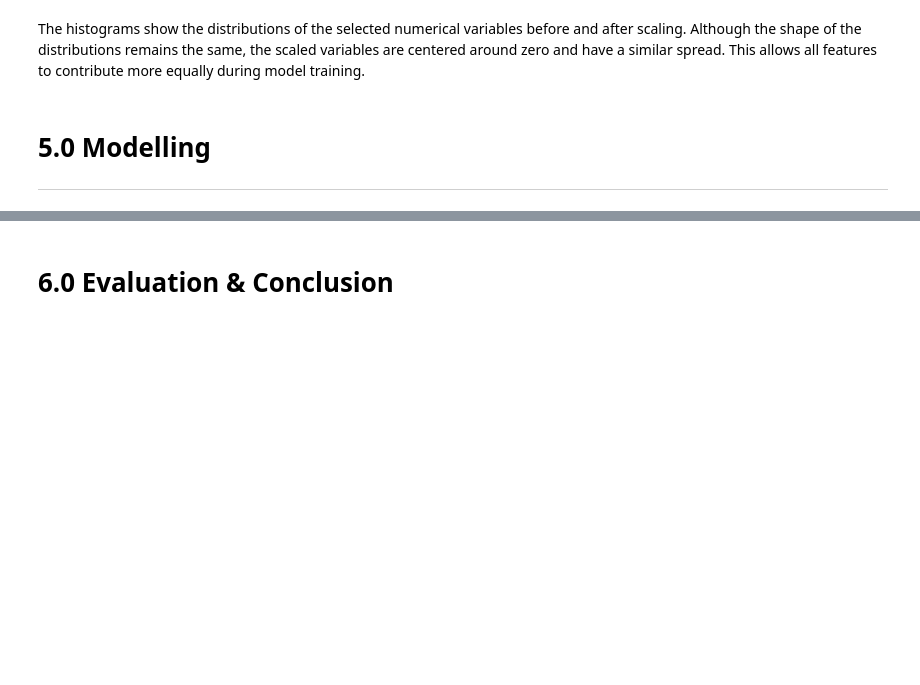
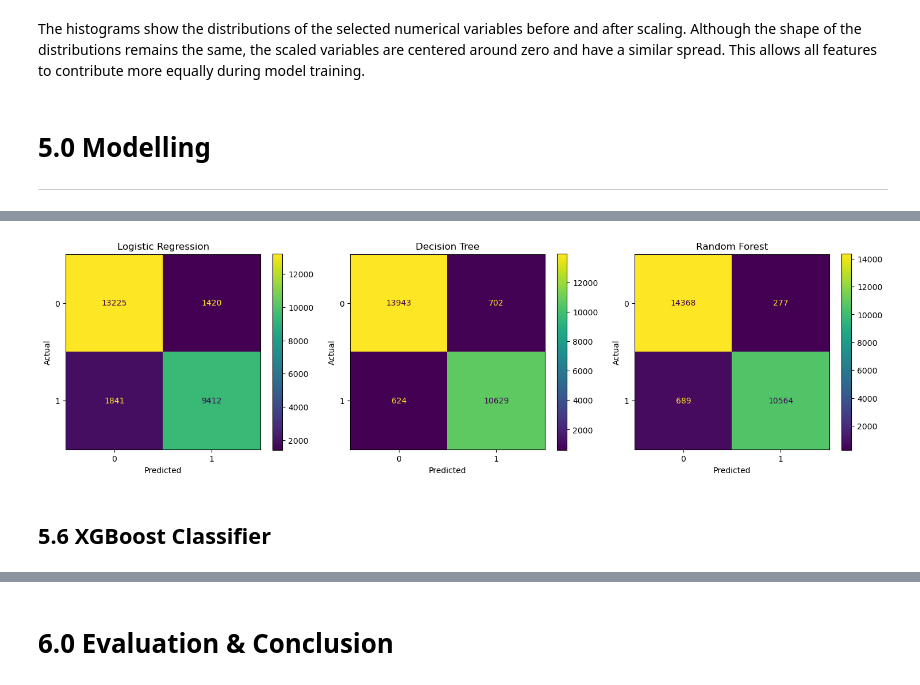
Before and after one commit to JuneHenia/Airline-Satisfaction-Prediction, a Jupyter notebook: Final project ML.ipynb, the cells around one changed output, grey strips where cells are left out. Drawn from its saved outputs; the diff is of its cells as text; code cells hidden in the pictures; blank space fills up the shorter version.

Commit message:
done the major models

```diff
--- a/Final project ML.ipynb
+++ b/Final project ML.ipynb
@@ -703,0 +756,4 @@ The histograms show the distributions of the selected numerical variables before
+# %%
+# Instantiate and train model
+dt = DecisionTreeClassifier(random_state = 42)
+dt.fit(X_train_scaled_full, y_train)
@@ -703,0 +762,8 @@ The histograms show the distributions of the selected numerical variables before
+# %%
+# Predictions
+y_pred_dt = dt.predict(X_test_scaled_full)
+
+# Evaluation
+print(" Decision Tree Performance:\n")
+print(classification_report(y_test, y_pred_dt))
+print("Accuracy:", accuracy_score(y_test, y_pred_dt))
@@ -703,0 +785,4 @@ The histograms show the distributions of the selected numerical variables before
+# %%
+# Instantiate and train model
+rf = RandomForestClassifier(random_state=42)
+rf.fit(X_train_scaled_full, y_train)
@@ -703,0 +791,8 @@ The histograms show the distributions of the selected numerical variables before
+# %%
+# Predictions
+y_pred_rf = rf.predict(X_test_scaled_full)
+
+# Evaluation
+print(" Random Forest Performance:\n")
+print(classification_report(y_test, y_pred_rf))
+print("Accuracy:", accuracy_score(y_test, y_pred_rf))
@@ -703,0 +812,23 @@ The histograms show the distributions of the selected numerical variables before
+# %%
+# Model names and their predictions
+model_names = ["Logistic Regression", "Decision Tree", "Random Forest"]
+predictions = [y_pred_log, y_pred_dt, y_pred_rf]
+
+fig, axes = plt.subplots(1, 3, figsize=(15, 4))
+
+# Looping through the models and plot confusion matrices
+for i in range(3):
+    cm = confusion_matrix(y_test, predictions[i])
+    disp = ConfusionMatrixDisplay(confusion_matrix = cm)
+    disp.plot(ax = axes[i])
+    axes[i].set_title(model_names[i])
+    axes[i].set_xlabel("Predicted")
+    axes[i].set_ylabel("Actual")
+    axes[i].grid(False) # to remove the awkward grid lines
+
+plt.tight_layout()
+plt.show()
+# %% [output]
+[figure, added]
+# %% [markdown]
+## 5.6 XGBoost Classifier
```
Also changed, not shown: parts of 22 cells of this notebook.
